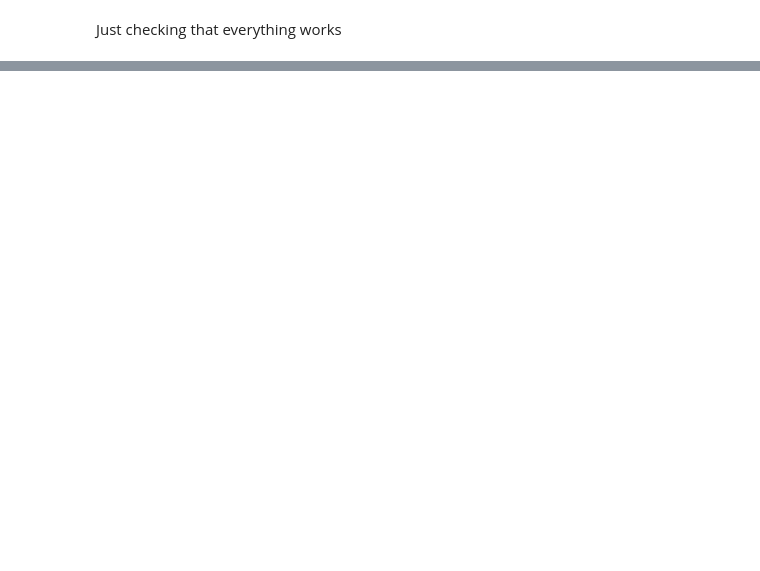
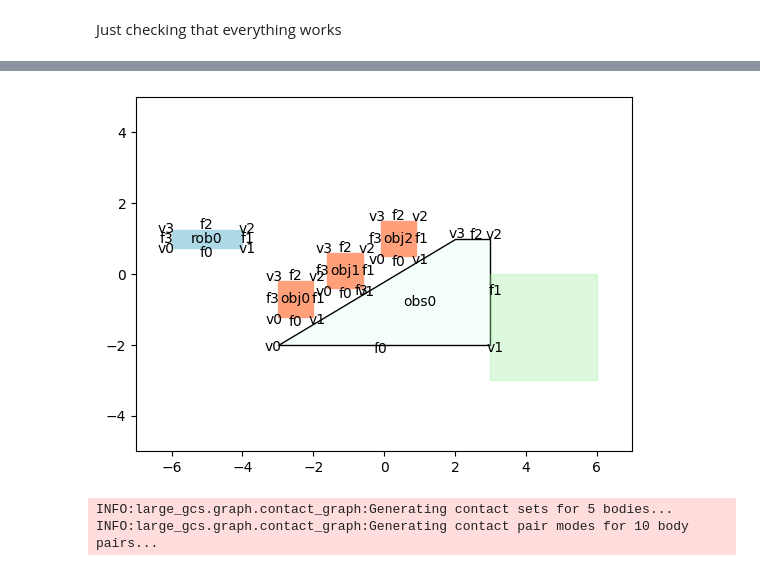
Before and after one commit to shaoyuancc/large_gcs, a Jupyter notebook: scripts/contact_graph_generator.ipynb, the cells around one changed output, grey strips where cells are left out. Drawn from its saved outputs; the diff is of its cells as text; code cells hidden in the pictures; blank space fills up the shorter version.

Commit message:
target regions wip

```diff
--- a/scripts/contact_graph_generator.ipynb
+++ b/scripts/contact_graph_generator.ipynb
@@ -389,0 +234,30 @@ cg = ContactGraph.load_from_file(params.graph_file_path)
+# %%
+ws_x = 7
+ws_y = 5
+target_region_params = [
+    ContactRegionParams(region_vertices=[[3,0], [3,-3], [6,0], [6,-3]],
+                  obj_indices=[0,1,2]),
+]
+params = ContactGraphGeneratorParams(
+    name="cg_stackpush",
+    obs_vertices=[[[-3, -2], [2, 1], [3, 1], [3, -2] ]],
+    obj_vertices=[[[1, 0.5], [1, -0.5], [2, -0.5], [2, 0.5]],
+                  [[1, 0.5], [1, -0.5], [2, -0.5], [2, 0.5]],
+                  [[1, 0.5], [1, -0.5], [2, -0.5], [2, 0.5]],],
+    rob_vertices=[[[0, 0], [0, 0.5], [2, 0], [2, 0.5]]],
+    source_obj_pos=[[-2.5, -0.7], [-1.1, 0.1], [0.4, 1]],
+    source_rob_pos=[[-5, 1]],
+    target_region_params=target_region_params,
+    n_pos_per_set=2,
+    workspace=[[-ws_x, ws_x], [-ws_y, ws_y]],
+)
+
+generator = ContactGraphGenerator(params)
+generator.plot()
+# %% [output]
+[figure, added]
+# %%
+generator.generate()
+# %% [output]
+INFO:large_gcs.graph.contact_graph:Generating contact sets for 5 bodies...
+INFO:large_gcs.graph.contact_graph:Generating contact pair modes for 10 body pairs...
```
Also changed, not shown: parts of 19 cells of this notebook, 11 other files.
